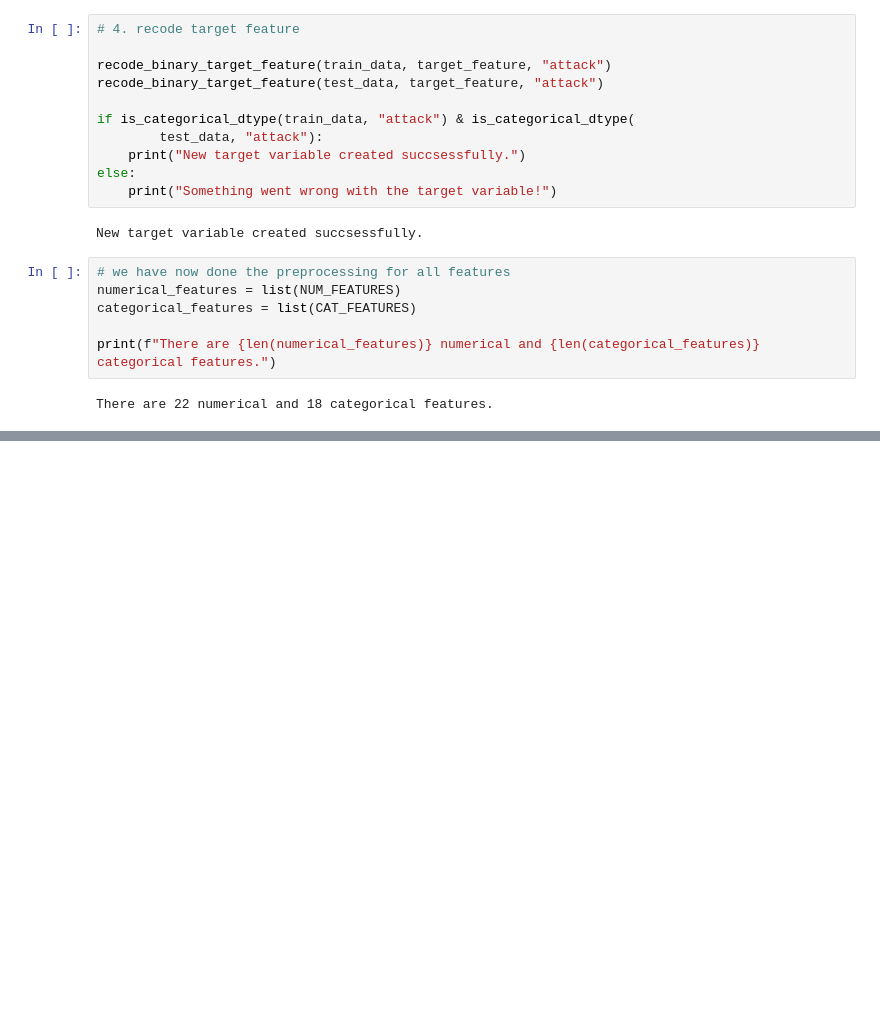
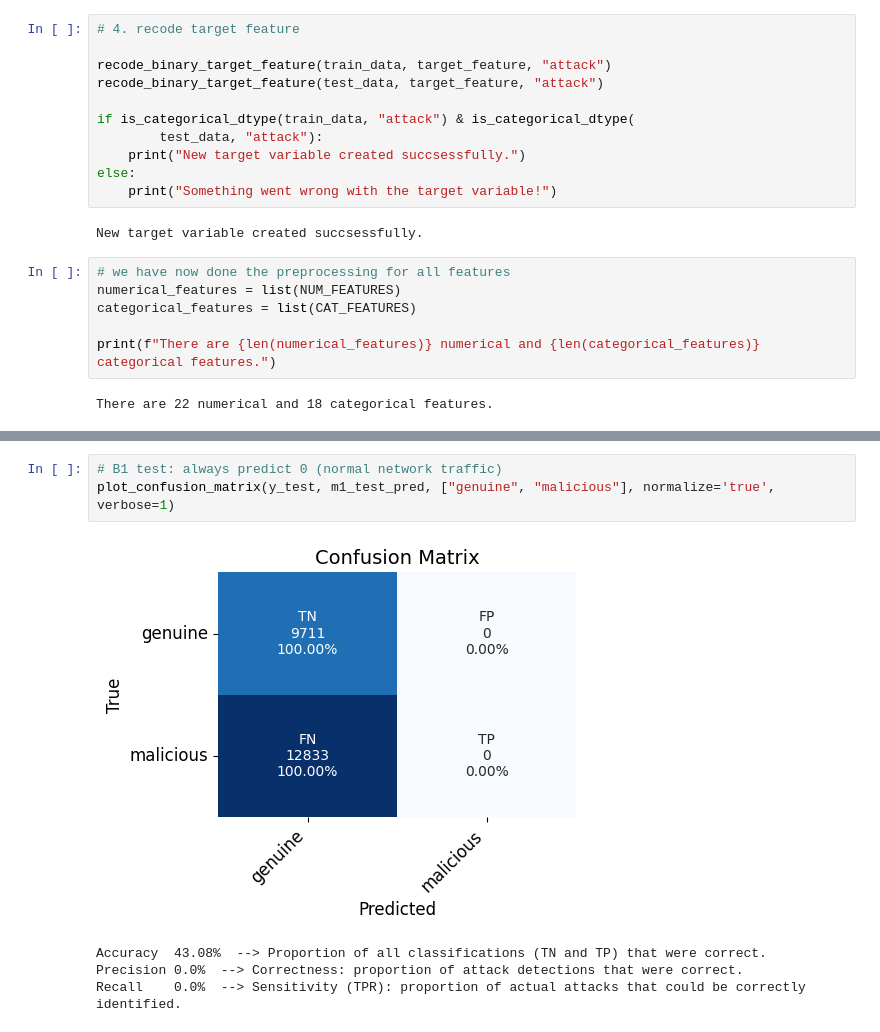
Before and after one commit to A-Lachs/cs-intrusion-detection-system, a Jupyter notebook: model/model.ipynb, the cells around one changed output, grey strips where cells are left out. Cells and saved outputs as stored; diff of their text form; blank space fills up the shorter version.

```diff
--- a/model/model.ipynb
+++ b/model/model.ipynb
@@ -361,0 +469,8 @@ weighted avg       0.69      0.58      0.48    125973
+# %%
+# B1 test: always predict 0 (normal network traffic)
+plot_confusion_matrix(y_test, m1_test_pred, ["genuine", "malicious"], normalize='true', verbose=1)
+# %% [output]
+[figure, added]
+Accuracy  43.08%  --> Proportion of all classifications (TN and TP) that were correct.
+Precision 0.0%  --> Correctness: proportion of attack detections that were correct.
+Recall    0.0%  --> Sensitivity (TPR): proportion of actual attacks that could be correctly identified.
```
Also changed, not shown: parts of 54 cells of this notebook, 1 other file.
